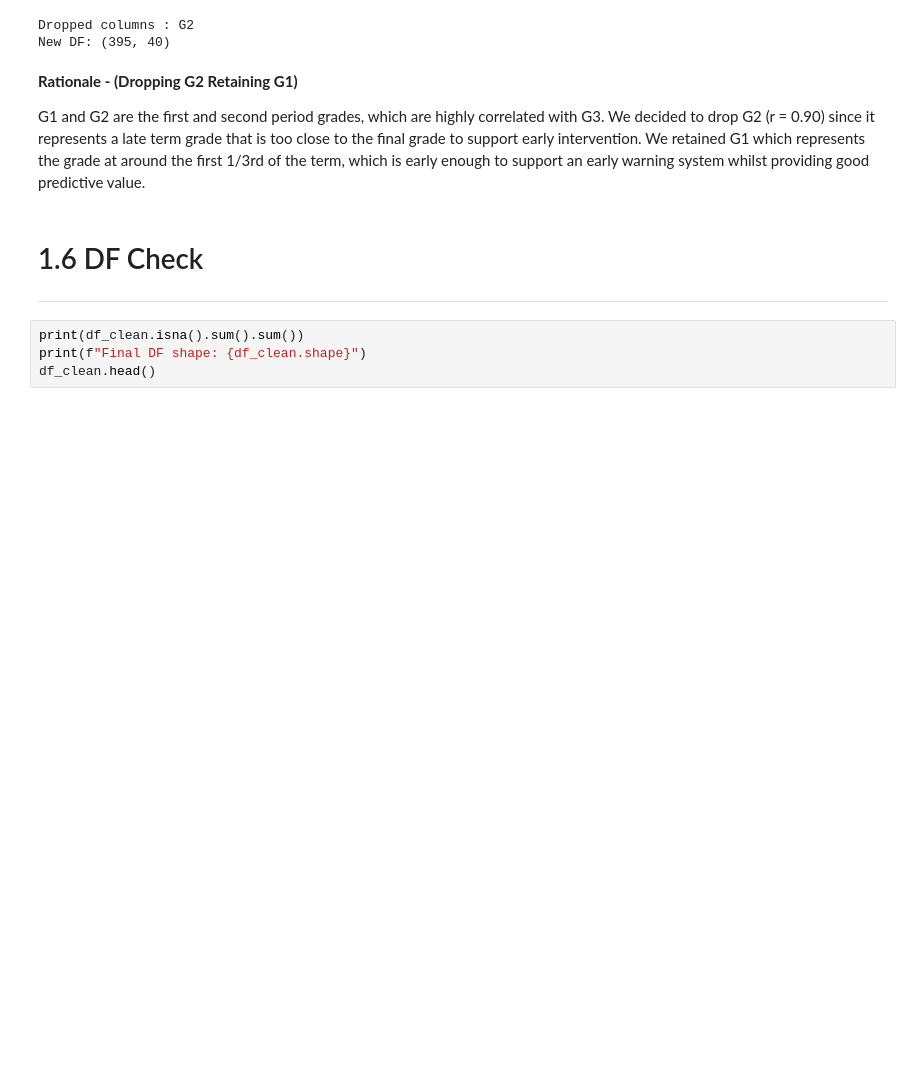
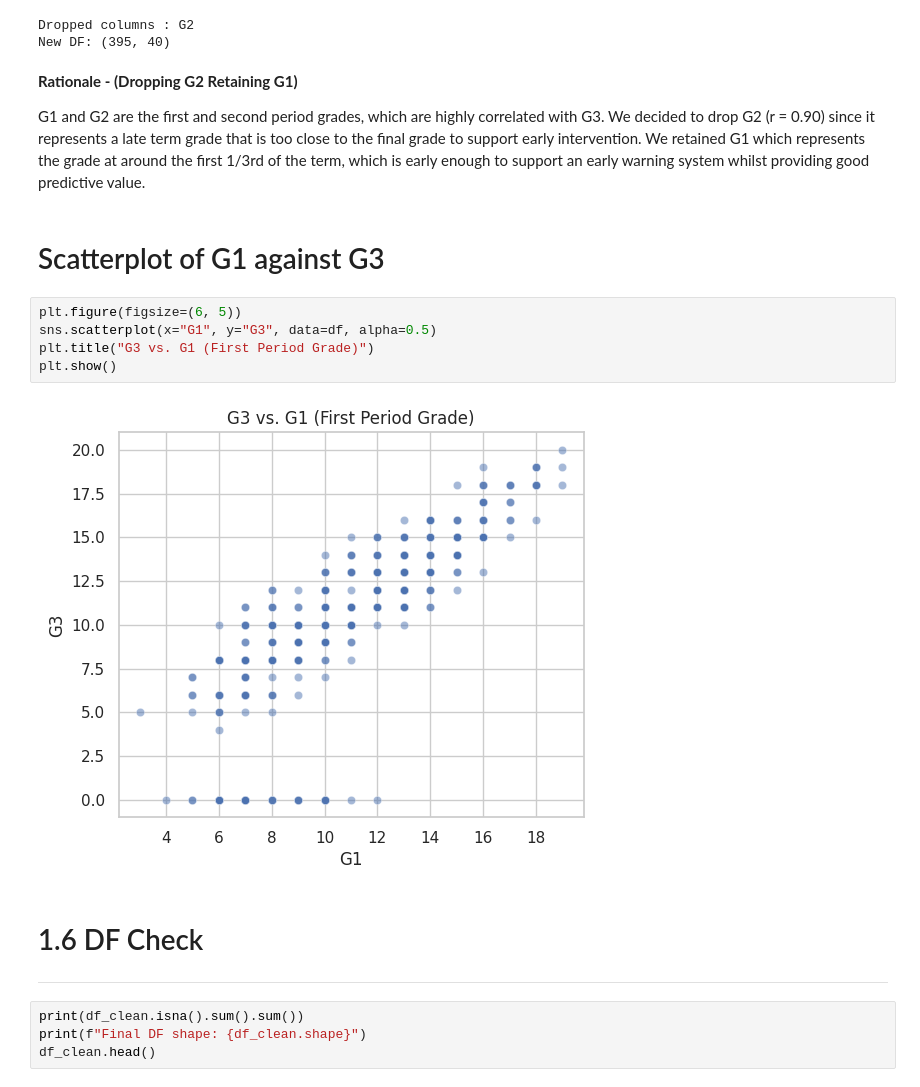
Before and after one commit to fredd-a/Intro-to-AI-Project, a Jupyter notebook: notebooks/01_eda_cleaning.ipynb, the cells around one changed output. Cells and saved outputs as stored; diff of their text form; blank space fills up the shorter version.

```diff
--- a/notebooks/01_eda_cleaning.ipynb
+++ b/notebooks/01_eda_cleaning.ipynb
@@ -164,6 +191,15 @@ New DF: (395, 40)
 **Rationale - (Dropping G2 Retaining G1)**
 
 G1 and G2 are the first and second period grades, which are highly correlated with G3. We decided to drop G2 (r = 0.90) since it represents a late term grade that is too close to the final grade to support early intervention. We retained G1 which represents the grade at around the first 1/3rd of the term, which is early enough to support an early warning system whilst providing good predictive value.
+# %% [markdown]
+# Scatterplot of G1 against G3
+# %%
+plt.figure(figsize=(6, 5))
+sns.scatterplot(x="G1", y="G3", data=df, alpha=0.5)
+plt.title("G3 vs. G1 (First Period Grade)")
+plt.show()
+# %% [output]
+[figure, added]
 # %% [markdown]
 # 1.6 DF Check
 
```
Also changed, not shown: parts of 5 cells of this notebook.
